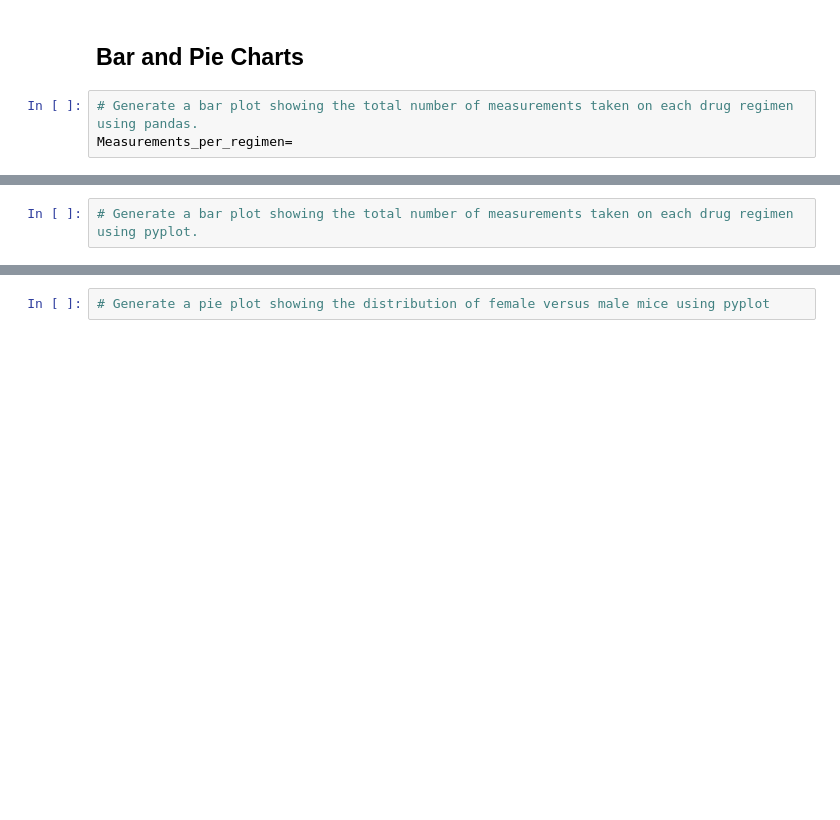
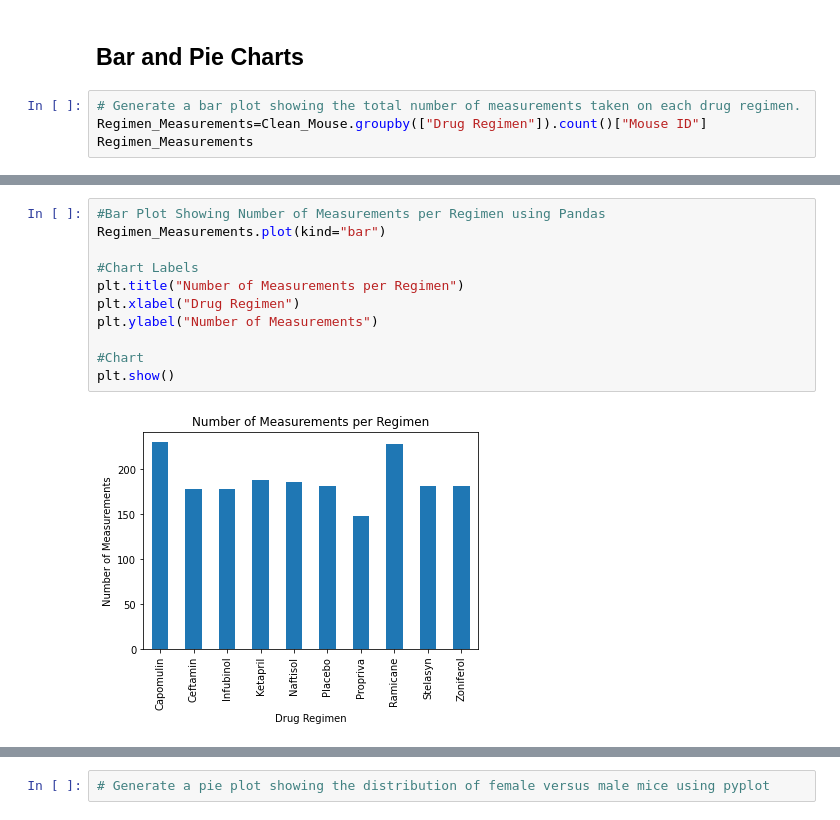
Before and after one commit to KWildcatQ/Matplotlib, a Jupyter notebook: Pymaceuticals/pymaceuticals_starter.ipynb, the cells around one changed output, grey strips where cells are left out. Drawn from its saved outputs; the diff is of its cells as text; blank space fills up the shorter version.

```diff
--- a/Pymaceuticals/pymaceuticals_starter.ipynb
+++ b/Pymaceuticals/pymaceuticals_starter.ipynb
@@ -201,6 +201,7 @@ df.head(60)
 # %% [markdown]
 ## Bar and Pie Charts
 # %%
-# Generate a bar plot showing the total number of measurements taken on each drug regimen using pandas.
-Measurements_per_regimen=
+# Generate a bar plot showing the total number of measurements taken on each drug regimen.
+Regimen_Measurements=Clean_Mouse.groupby(["Drug Regimen"]).count()["Mouse ID"]
+Regimen_Measurements
 # %% [output]
@@ -208,2 +220,13 @@ SyntaxError: invalid syntax (<ipython-input-75-cc6b1540d489>, line 2)
-# %%
-# Generate a bar plot showing the total number of measurements taken on each drug regimen using pyplot.
+# %%
+#Bar Plot Showing Number of Measurements per Regimen using Pandas
+Regimen_Measurements.plot(kind="bar")
+
+#Chart Labels
+plt.title("Number of Measurements per Regimen")
+plt.xlabel("Drug Regimen")
+plt.ylabel("Number of Measurements")
+
+#Chart
+plt.show()
+# %% [output]
+[figure, added]
```
Also changed, not shown: parts of 11 cells of this notebook, 3 other files.
